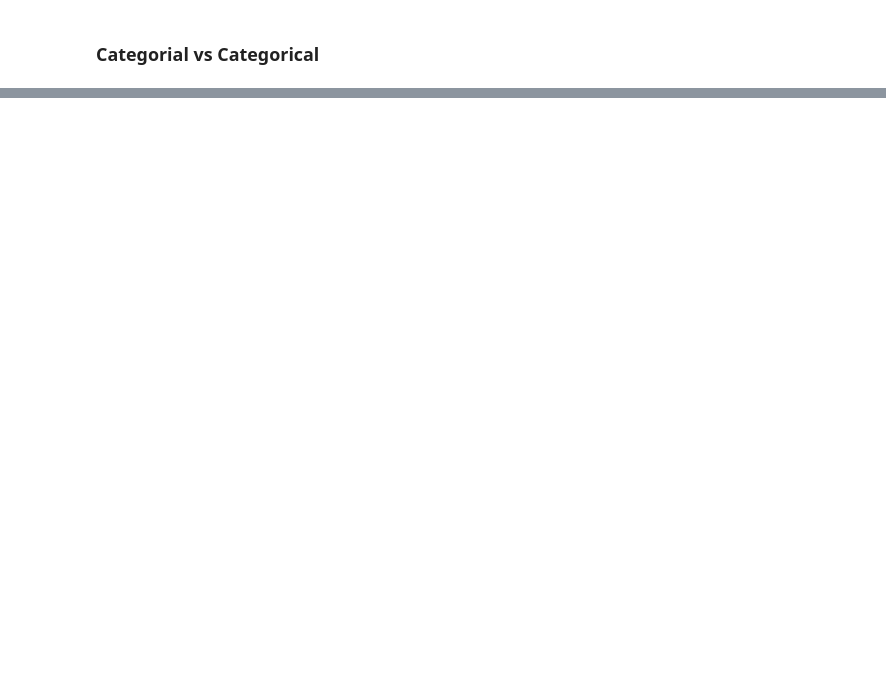
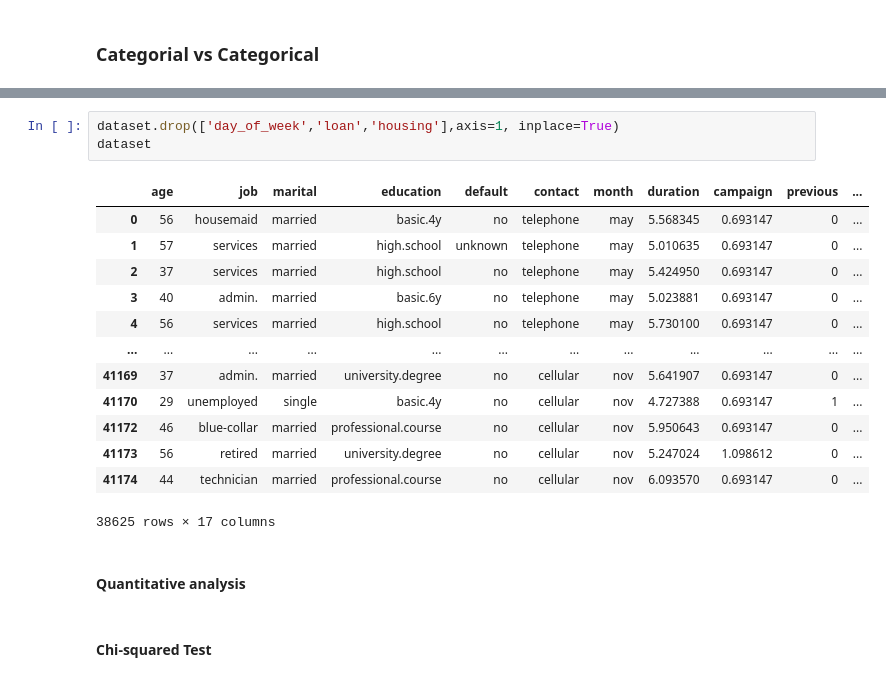
Before and after one commit to samuelcueva/Data-Glacier-Internship, a Jupyter notebook: week 10/EDA.ipynb, the cells around one changed output, grey strips where cells are left out. Cells and saved outputs as stored; diff of their text form; blank space fills up the shorter version.

```diff
--- a/week 10/EDA.ipynb
+++ b/week 10/EDA.ipynb
@@ -918,0 +780,21 @@ plt.show()
+# %%
+dataset.drop(['day_of_week','loan','housing'],axis=1, inplace=True)
+dataset
+# %% [output]
+|  | age | job | marital | education | default | contact | month | duration | campaign | previous | ... |
+| 0 | 56 | housemaid | married | basic.4y | no | telephone | may | 5.568345 | 0.693147 | 0 | ... |
+| 1 | 57 | services | married | high.school | unknown | telephone | may | 5.010635 | 0.693147 | 0 | ... |
+| 2 | 37 | services | married | high.school | no | telephone | may | 5.424950 | 0.693147 | 0 | ... |
+| 3 | 40 | admin. | married | basic.6y | no | telephone | may | 5.023881 | 0.693147 | 0 | ... |
+| 4 | 56 | services | married | high.school | no | telephone | may | 5.730100 | 0.693147 | 0 | ... |
+| ... | ... | ... | ... | ... | ... | ... | ... | ... | ... | ... | ... |
+| 41169 | 37 | admin. | married | university.degree | no | cellular | nov | 5.641907 | 0.693147 | 0 | ... |
+| 41170 | 29 | unemployed | single | basic.4y | no | cellular | nov | 4.727388 | 0.693147 | 1 | ... |
+| 41172 | 46 | blue-collar | married | professional.course | no | cellular | nov | 5.950643 | 0.693147 | 0 | ... |
+| 41173 | 56 | retired | married | university.degree | no | cellular | nov | 5.247024 | 1.098612 | 0 | ... |
+| 41174 | 44 | technician | married | professional.course | no | cellular | nov | 6.093570 | 0.693147 | 0 | ... |
+38625 rows × 17 columns
+# %% [markdown]
+#### Quantitative analysis
+# %% [markdown]
+#### Chi-squared Test
```
Also changed, not shown: parts of 61 cells of this notebook, 1 other file.
